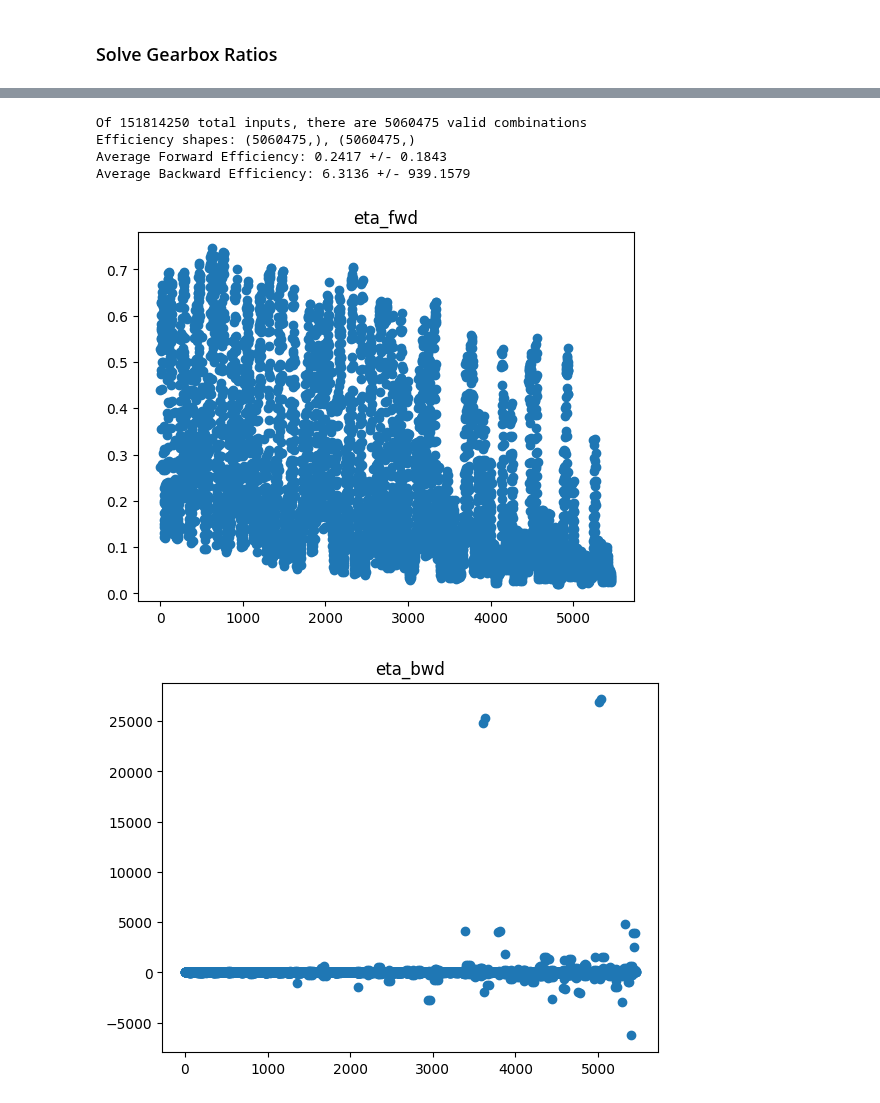
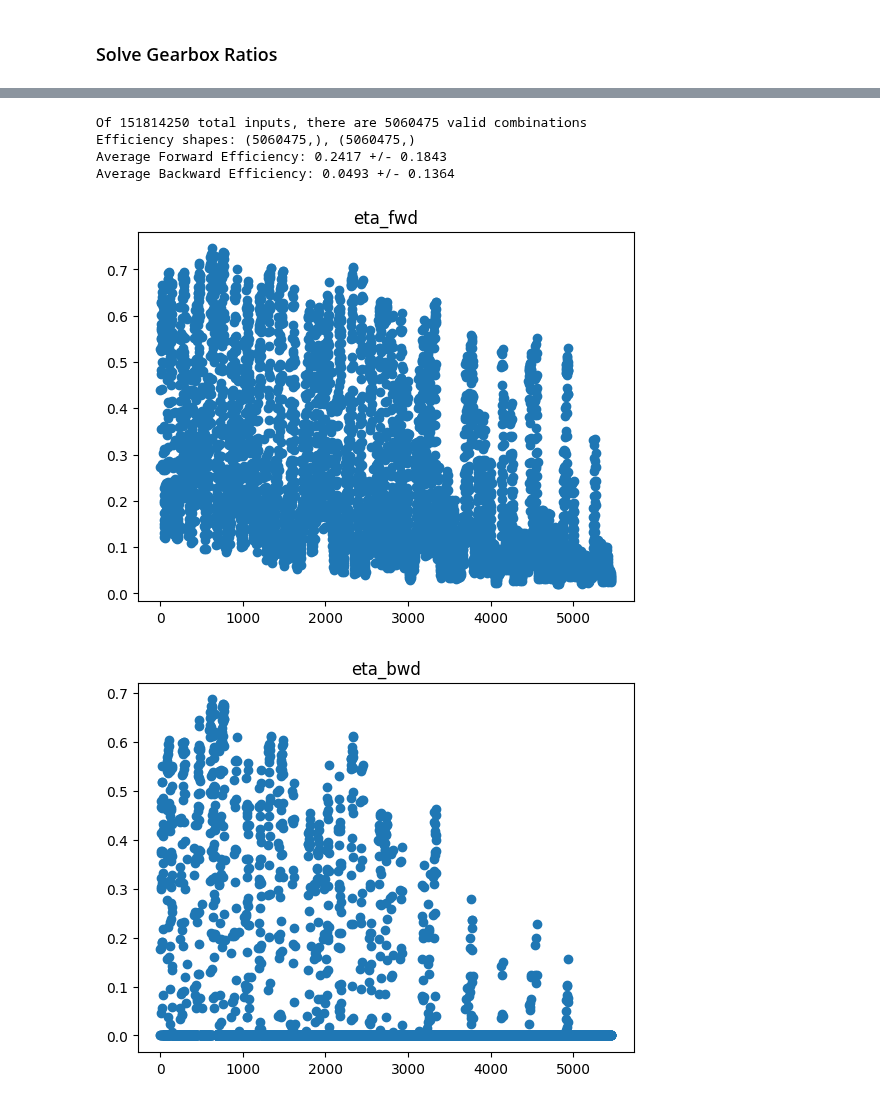
Before and after one commit to c-y-i/Mod_DOE, a Jupyter notebook: wolfrom/Scratch_Vectorized_Design.ipynb, the cells around one changed output, grey strips where cells are left out. Drawn from its saved outputs; the diff is of its cells as text; code cells hidden in the pictures.

```diff
--- a/wolfrom/Scratch_Vectorized_Design.ipynb
+++ b/wolfrom/Scratch_Vectorized_Design.ipynb
@@ -204,6 +204,7 @@ eta_bwd = np.where(I2 > 1, eta_bwd2(I1, I2, Ea_val, Eb_val, Ec_val), eta_bwd1(I1
 
 # filter high eta_bwd
 eta_bwd = np.where(eta_bwd > 1, 0, eta_bwd)
+eta_bwd = np.where(eta_bwd < 0, 0, eta_bwd)
 
 # Average and std for eta
 avg_fwd = np.mean(eta_fwd)
@@ -228,33 +229,34 @@ best_indices = sorted_indices[:MAX_CANDIDATES]
 best_z_s = z_s[best_indices]
 best_z_p1 = z_p1[best_indices]
 best_z_r1 = z_r1[best_indices]
 best_z_p2 = z_p2[best_indices]
 best_z_r2 = z_r2[best_indices]
 best_xs = xs[best_indices]
 best_xp1 = xp1[best_indices]
 best_xp2 = xp2[best_indices]
 best_xr2 = xr2[best_indices]
 best_ratios = ratios[best_indices]
 best_eta_fwd = eta_fwd[best_indices]
 best_eta_bwd = eta_bwd[best_indices]
 best_composite_score = composite_score[best_indices]
 
 
 # plot: Gear ratio, forward efficiency, backward efficiency (color forward efficiency)
 fig = plt.figure()
 ax = fig.add_subplot(111, projection='3d')
-sc = ax.scatter(best_ratios, best_eta_fwd, c=best_eta_bwd, cmap='viridis', edgecolor='k', alpha=1, s=50)
+sc = ax.scatter(best_ratios, best_eta_fwd, best_eta_bwd, c=best_eta_fwd, cmap='viridis', edgecolor='k', alpha=1, s=50)
 ax.set_xlabel("Gear Ratio (1:ratio)")
 ax.set_ylabel("Forward Efficiency (%)")
+ax.set_zlabel("Backward Efficiency (%)")
 ax.set_title("Gear Ratio vs. Forward Efficiency")
 fig.colorbar(sc, label="Forward Efficiency (%)")
 plt.show()
 # %% [output]
 [figure]
 [figure]
 Of 151814250 total inputs, there are 5060475 valid combinations
 Efficiency shapes: (5060475,), (5060475,)
 Average Forward Efficiency: 0.2417 +/- 0.1843
-Average Backward Efficiency: 6.3136 +/- 939.1579
+Average Backward Efficiency: 0.0493 +/- 0.1364
 [figure]
-[figure, old version]
+[figure, new version]
```
Also changed, not shown: parts of 1 cell of this notebook.
